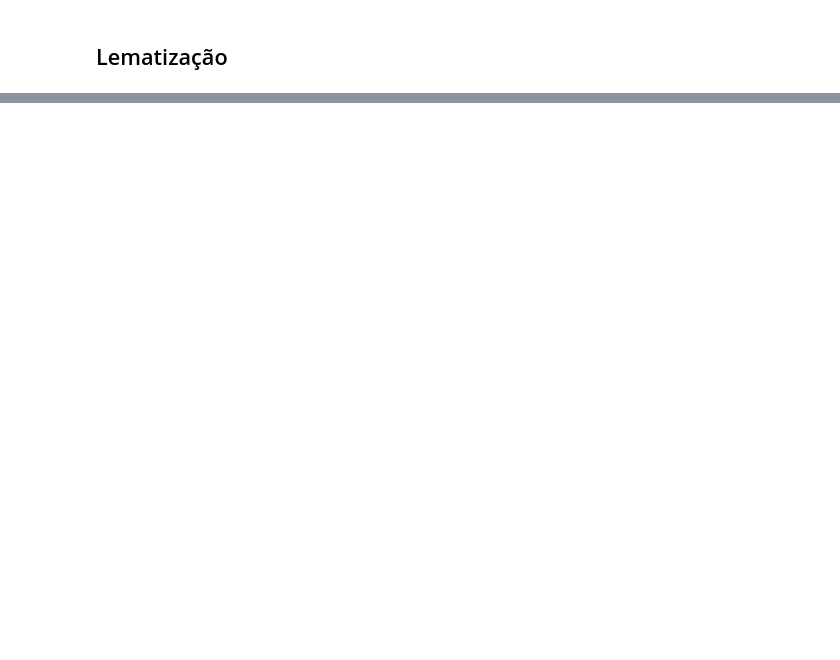
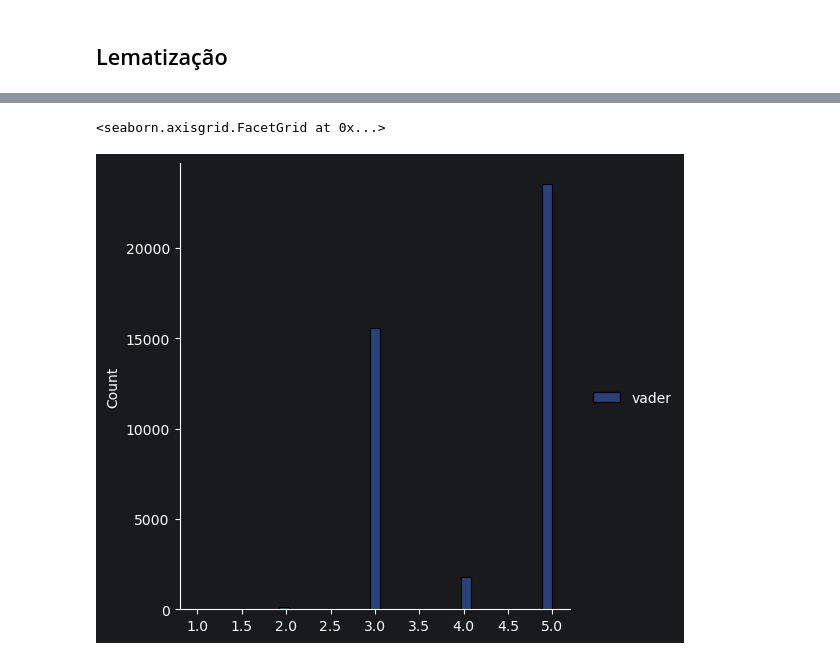
Before and after one commit to rabreu/Infnet-MIT-IA-PLN-PD_26E2_, a Jupyter notebook: Renata_Braga_de_Abreu_sistemas-cognitivos-linguagem-natural_pln.pdf.ipynb, the cells around one changed output, grey strips where cells are left out. Drawn from its saved outputs; the diff is of its cells as text; code cells hidden in the pictures; blank space fills up the shorter version.

Commit message:
Analise TF-IDF e vaderSentiment

```diff
--- a/Renata_Braga_de_Abreu_sistemas-cognitivos-linguagem-natural_pln.pdf.ipynb
+++ b/Renata_Braga_de_Abreu_sistemas-cognitivos-linguagem-natural_pln.pdf.ipynb
@@ -192,0 +312,13 @@ cat = np.array(categories.values())
+# %%
+tokens_lem_by_rate = []
+tokens_lem = []
+
+for i, rate in enumerate(categories.keys()):
+    filtered = reviews.query('review_score == ' + str(rate))
+    tokens_lem.clear()
+    for review in pd.DataFrame({'tokens': filtered.review_comment_transformed}).values:
+        tokens = clean_text_as_str(review)
+        lemanizer = nlp_pt(tokens)
+        for lem in lemanizer:
+            tokens_lem.append(lem.lemma_)
+    tokens_lem_by_rate.append({'rate': rate, 'tokens': tokens_lem})
@@ -192,0 +442,22 @@ cat = np.array(categories.values())
+# %%
+def compound_to_rating(compound):
+    if compound <= -0.6:
+        return 1
+    elif compound <= -0.2:
+        return 2
+    elif compound <= 0.2:
+        return 3
+    elif compound <= 0.6:
+        return 4
+    else:
+        return 5
+# %%
+rates_vader = []
+predictions = []
+for review in docs:
+    vader = analyzer.polarity_scores(review)
+    compound = vader['compound']
+    rating = compound_to_rating(compound)
+    rates_vader.append(rating)
+
+    predictions.append({"review": review, "nota": rating, "categoria": categories.get(rating)})
@@ -192,0 +490,5 @@ cat = np.array(categories.values())
+# %%
+sb.displot(data=pd.DataFrame({'vader': rates_vader}))
+# %% [output]
+<seaborn.axisgrid.FacetGrid at 0x...>
+[figure, added]
```
Also changed, not shown: parts of 31 cells of this notebook.
